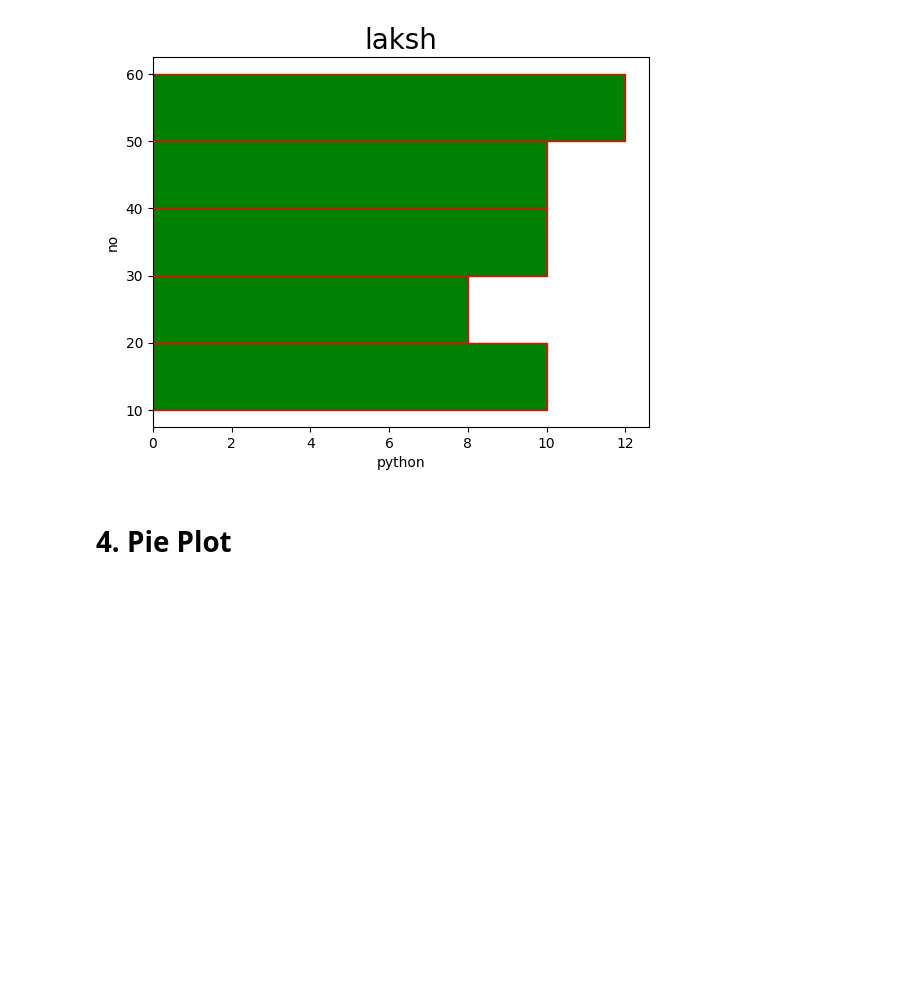
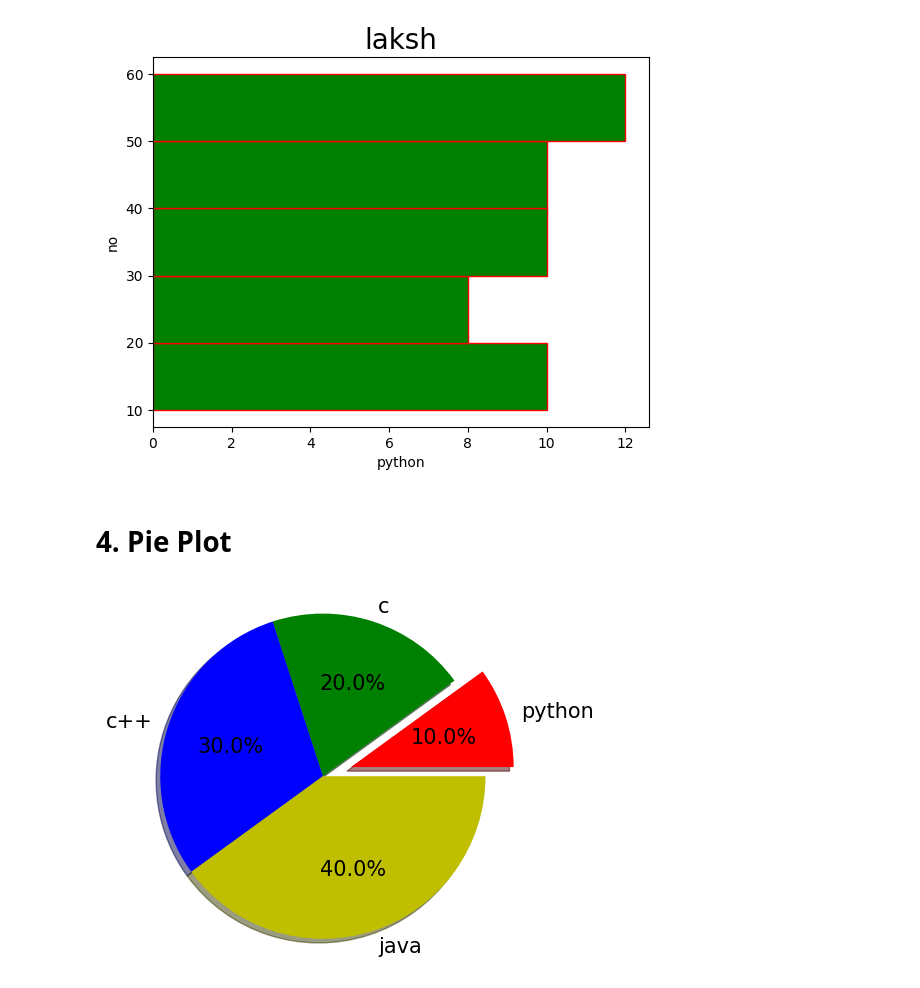
Before and after one commit to lukhi-laksh/Python-MatPlotLib, a Jupyter notebook: Advance.ipynb, the cells around one changed output. Drawn from its saved outputs; the diff is of its cells as text; code cells hidden in the pictures; blank space fills up the shorter version.

```diff
--- a/Advance.ipynb
+++ b/Advance.ipynb
@@ -198,3 +198,16 @@ plt.show()
 [figure]
 # %% [markdown]
 # 4. Pie Plot
+# %%
+import matplotlib.pyplot as plt
+
+x = [10, 20, 30, 40]
+y = ['python', 'c', 'c++', 'java']
+ex = [0.2, 0.0, 0.0, 0.0]
+c = ['r', 'g', 'b', 'y']
+
+plt.pie(x, labels=y, explode=ex, colors=c, autopct='%0.1f%%', shadow=True, radius=1.1, labeldistance=1.1, startangle=0
+        , textprops={"fontsize": 15}) # write persentage, 0.'1' is number after point and second % is 10.0'%'<--
+plt.show()
+# %% [output]
+[figure, added]
```
